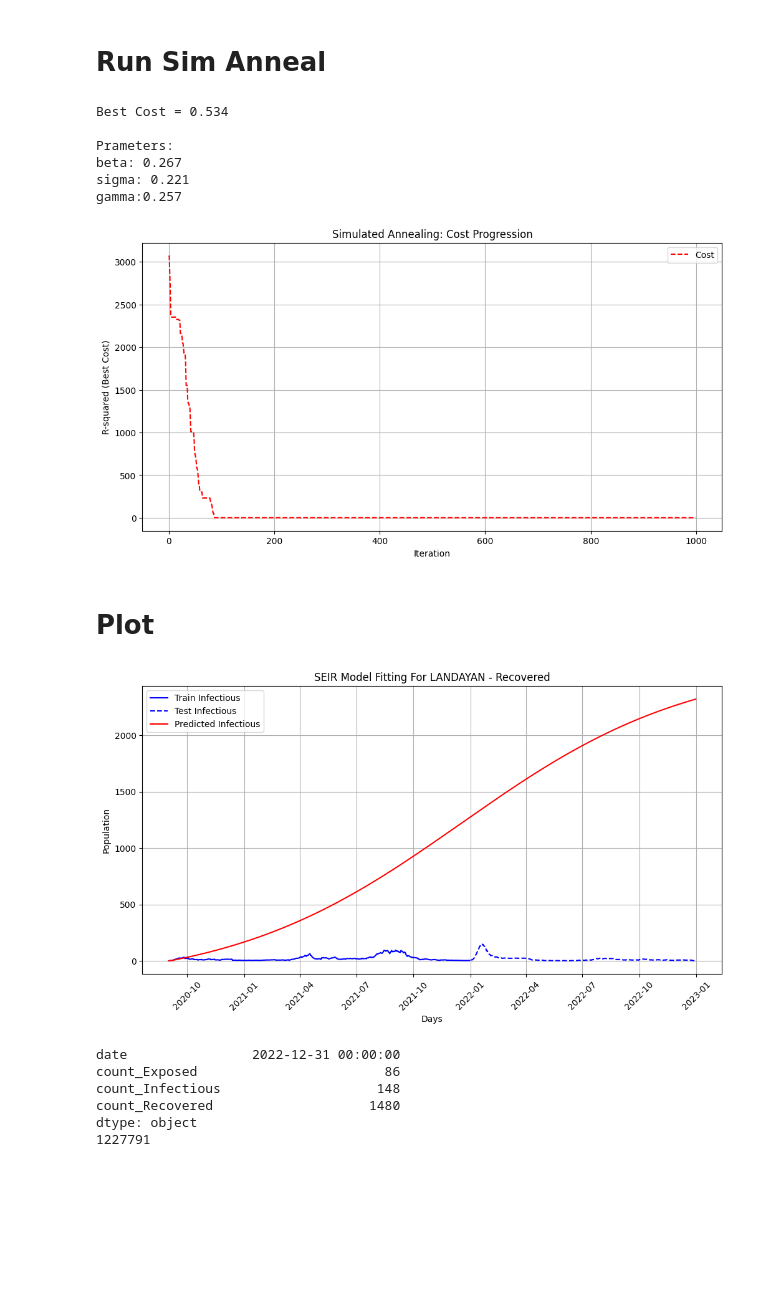
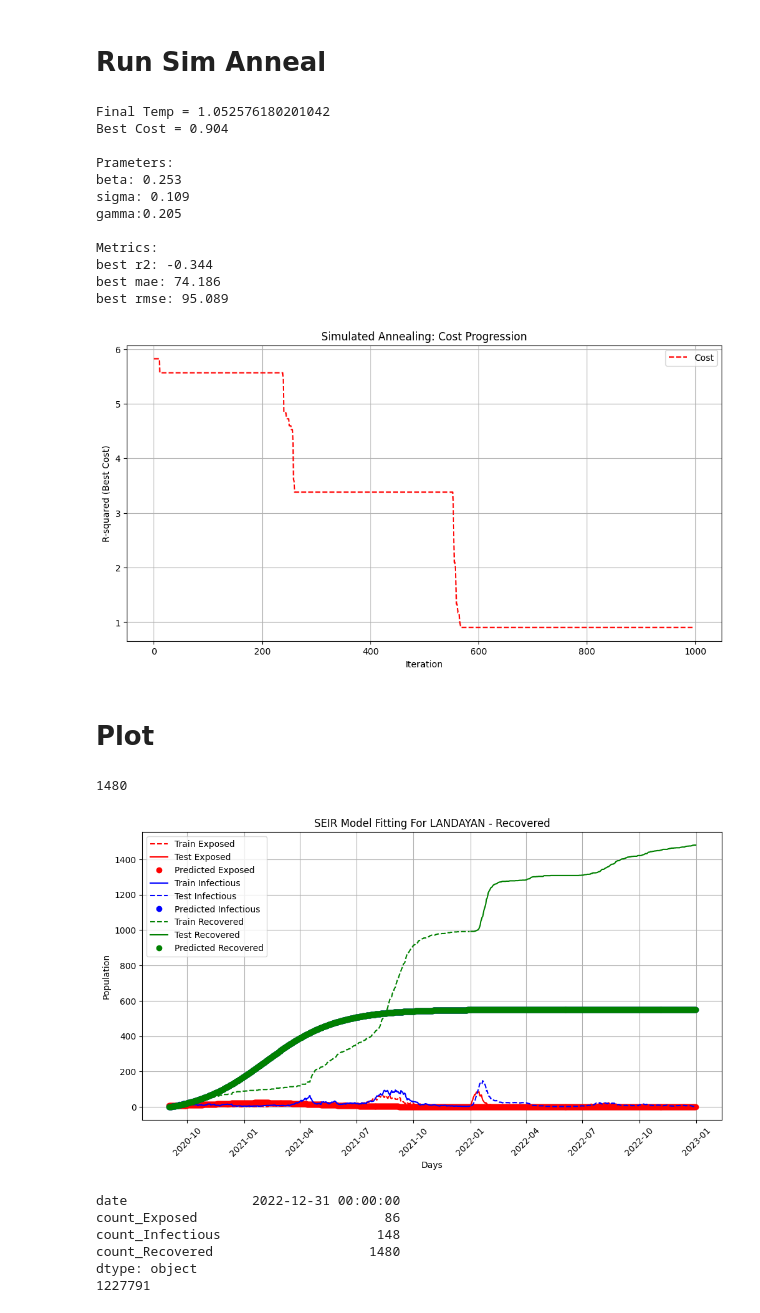
Before and after one commit to j-r-myG/SEIR_Modelling, a Jupyter notebook: sim_anneal_v2.ipynb, the cells around one changed output. Drawn from its saved outputs; the diff is of its cells as text; code cells hidden in the pictures; blank space fills up the shorter version.

Commit message:
easy population edit

```diff
--- a/sim_anneal_v2.ipynb
+++ b/sim_anneal_v2.ipynb
@@ -193,7 +193,7 @@ test_data = main_observed[(main_observed['date'] > '01/01/2022') & (main_observe
 df_observed_data = main_observed[(main_observed['date'] >= '09/01/2020') & (main_observed['date'] <= '12/31/2022')]
 # %%
 # Initial parameters
-N = 33235  # Population from google search (how to get from data?)
+N = df_observed_data[['count_Exposed', 'count_Infectious', 'count_Recovered']].max().max()
 I0 = train_data['count_Infectious'].iloc[0] # Initial infected from data
 E0 = train_data['count_Exposed'].iloc[0] # Initial exposed cases
 R0 = train_data['count_Recovered'].iloc[0] # Initial recovered
@@ -211,11 +211,11 @@ observed_data = train_data[["count_Exposed", "count_Infectious", "count_Recovere
 time_points = np.arange(train_data.shape[0]) # odeint expects an array (vector) of integers.
 
 # Run the Simulated Annealing algorithm
-best_params, best_cost, cost_list, final_temp, best_r2, best_mae, best_rmse = simulated_annealing_seir(observed_data, initial_conditions, time_points, temp, cooling_rate, max_iter)
+best_params, best_cost, cost_list, final_temp, best_r2, best_mae, best_rmse = simulated_annealing_seir(observed_data, initial_conditions, time_points, temp, cooling_rate, max_iter, N)
 o_beta, o_sigma, o_gamma = best_params
 
-print(f"Final Temp = {final_temp} \nBest Cost = {best_cost:.3f} \n\nPrameters: \nbeta: {o_beta:.3f} \nsigma: {o_sigma:.3f} \ngamma:{o_gamma:.3f}")
-print(f"Metrics: \nbest r2: {best_r2} \nbest mae: {best_mae} \nbest rmse: {best_rmse}")
+print(f"Final Temp = {final_temp} \nBest Cost = {best_cost:.3f} \n\nPrameters: \nbeta: {o_beta:.3f} \nsigma: {o_sigma:.3f} \ngamma:{o_gamma:.3f}\n")
+print(f"Metrics: \nbest r2: {best_r2:.3f} \nbest mae: {best_mae:.3f} \nbest rmse: {best_rmse:.3f}")
 
 # Plot cost progression each compartment
 plt.figure(figsize=(12, 6))
@@ -227,30 +227,40 @@ plt.title(f"Simulated Annealing: Cost Progression")
 plt.grid(True)
 plt.show()
 # %% [output]
-Best Cost = 0.534
+Final Temp = 1.052576180201042
+Best Cost = 0.904
 
 Prameters:
-beta: 0.267
-sigma: 0.221
-gamma:0.257
+beta: 0.253
+sigma: 0.109
+gamma:0.205
+
+Metrics:
+best r2: -0.344
+best mae: 74.186
+best rmse: 95.089
-[figure, old version]
+[figure, new version]
 # %% [markdown]
 # Plot
 # %%
 '''
-Best Cost = 0.534
+Final Temp = 1.052576180201042
+Best Cost = 0.904
 
 Prameters:
-beta: 0.267
-sigma: 0.221
-gamma:0.257
+beta: 0.253
+sigma: 0.109
+gamma:0.205
+
+Metrics:
+best r2: -0.344
+best mae: 74.186
+best rmse: 95.089
 '''
 
-o_beta, o_sigma, o_gamma = 0.267 , 0.221, 0.257 # from best params
+o_beta, o_sigma, o_gamma = 0.253 , 0.109, 0.205 # from best params
 
 observed_main = df_observed_data.copy()
-
-N = 33235
 
 I0 = observed_main['count_Infectious'].iloc[0] # Initial infected from data
 E0 = observed_main['count_Exposed'].iloc[0] # Initial exposed cases
@@ -267,36 +277,46 @@ plot_actual = pd.DataFrame({
     'date_test': test_data['date'],
     'train_exposed': train_data['count_Exposed'],
     'test_exposed': test_data['count_Exposed'],
     'train_infectious': train_data['count_Infectious'],
     'test_infectious': test_data['count_Infectious'],
     'train_recovered': train_data['count_Recovered'],
     'test_recovered': test_data['count_Recovered']
 })
 
 # simulate with the optimized paramaters
-e, i, r = simulate_seir(o_beta, o_sigma, o_gamma, initial_conditions, time_points)
+e, i, r = simulate_seir(o_beta, o_sigma, o_gamma, initial_conditions, time_points, N)
 
 plot_prediction = pd.DataFrame({
     'date': observed_main['date'],
     'E': e,
     'I': i,
     'R': r
 })
 
 
 plt.figure(figsize=(12, 6))
+# Exposed
+plt.plot(plot_actual['date_train'], plot_actual['train_exposed'], 'r--', label='Train Exposed')
+plt.plot(plot_actual['date_test'], plot_actual['test_exposed'], 'r-', label='Test Exposed')
+plt.plot(plot_prediction['date'], plot_prediction['E'], 'ro', label='Predicted Exposed')
+# Infectious
 plt.plot(plot_actual['date_train'], plot_actual['train_infectious'], 'b-', label='Train Infectious')
 plt.plot(plot_actual['date_test'], plot_actual['test_infectious'], 'b--', label='Test Infectious')
-plt.plot(plot_prediction['date'], plot_prediction['R'], 'r-', label='Predicted Infectious')
+plt.plot(plot_prediction['date'], plot_prediction['R'], 'bo', label='Predicted Infectious')
+# Recovered
+plt.plot(plot_actual['date_train'], plot_actual['train_recovered'], 'g--', label='Train Recovered')
+plt.plot(plot_actual['date_test'], plot_actual['test_recovered'], 'g-', label='Test Recovered')
+plt.plot(plot_prediction['date'], plot_prediction['R'], 'go', label='Predicted Recovered')
 plt.xlabel('Days')
 plt.ylabel('Population')
 plt.legend()
 plt.xticks(rotation=45)
 plt.title(f'SEIR Model Fitting For {brgy_name} - Recovered')
 plt.grid(True)
 plt.show()
 # %% [output]
+1480
-[figure, old version]
+[figure, new version]
 # %%
 rec_max = df_observed_data[df_observed_data['count_Recovered']==df_observed_data['count_Recovered']].max()
 print(rec_max)
```
Also changed, not shown: parts of 1 cell of this notebook.
